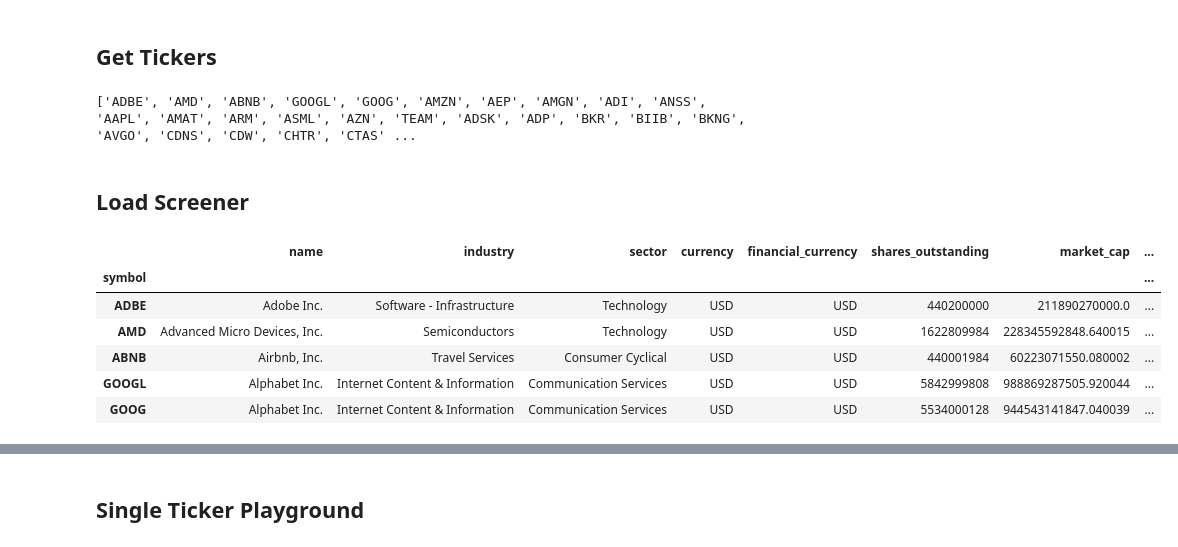
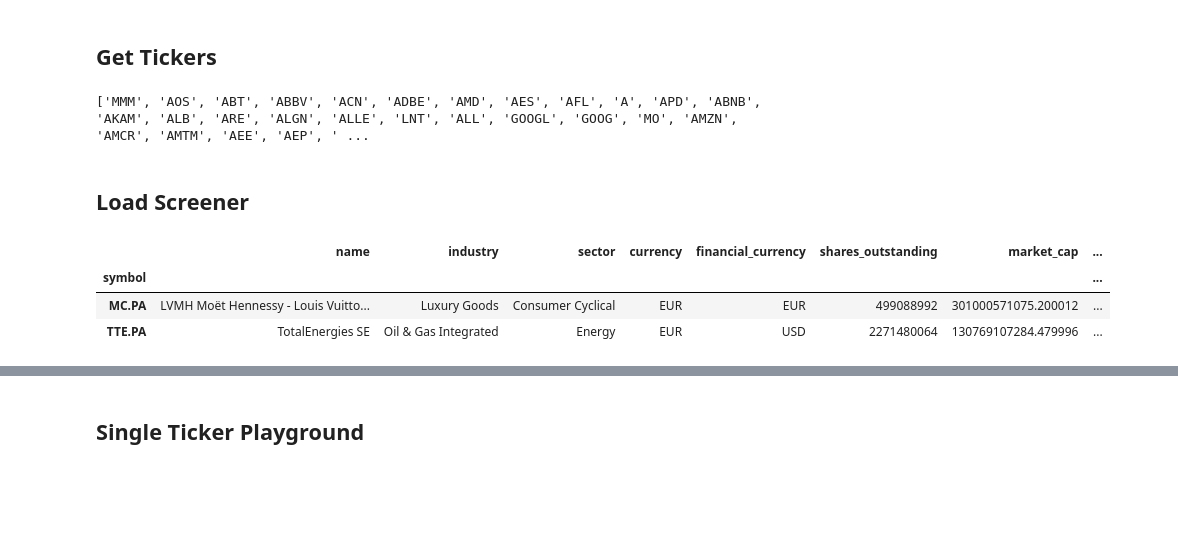
Before and after one commit to jlchereau/finance, a Jupyter notebook: src/2_stock_picking.ipynb, the cells around one changed output, grey strips where cells are left out. Drawn from its saved outputs; the diff is of its cells as text; code cells hidden in the pictures; blank space fills up the shorter version.

```diff
--- a/src/2_stock_picking.ipynb
+++ b/src/2_stock_picking.ipynb
@@ -30,24 +18,24 @@ pd.set_option('display.max_columns', None)
 # %% [markdown]
 ## Get Tickers
 # %%
-from folib.market import get_nasdaq100_tickers
-tickers = get_nasdaq100_tickers()
+# from folib.market import get_nasdaq100_tickers
+# tickers = get_nasdaq100_tickers()
+from folib.market import get_sp500_tickers
+tickers= get_sp500_tickers()
 print(tickers)
 # %% [output]
-['ADBE', 'AMD', 'ABNB', 'GOOGL', 'GOOG', 'AMZN', 'AEP', 'AMGN', 'ADI', 'ANSS', 'AAPL', 'AMAT', 'ARM', 'ASML', 'AZN', 'TEAM', 'ADSK', 'ADP', 'BKR', 'BIIB', 'BKNG', 'AVGO', 'CDNS', 'CDW', 'CHTR', 'CTAS' ...
+['MMM', 'AOS', 'ABT', 'ABBV', 'ACN', 'ADBE', 'AMD', 'AES', 'AFL', 'A', 'APD', 'ABNB', 'AKAM', 'ALB', 'ARE', 'ALGN', 'ALLE', 'LNT', 'ALL', 'GOOGL', 'GOOG', 'MO', 'AMZN', 'AMCR', 'AMTM', 'AEE', 'AEP', ' ...
 # %% [markdown]
 ## Load Screener
 # %%
-from folib.screener import Screener
+from folib.screener import Screener, ScreenerFilter, GROWTH_EQUITY_FILTER
 
-screener = Screener(tickers)
-df = screener.to_dataframe()
-df.head()
+screener_filter = ScreenerFilter(GROWTH_EQUITY_FILTER)
+screener = Screener(('MC.PA', 'TTE.PA'))
+# screener = Screener(tickers)
+screener.to_dataframe(screener_filter, show_all=True)
 # %% [output]
 |  | name | industry | sector | currency | financial_currency | shares_outstanding | market_cap | ... |
 | symbol |  |  |  |  |  |  |  | ... |
-| ADBE | Adobe Inc. | Software - Infrastructure | Technology | USD | USD | 440200000 | 211890270000.0 | ... |
-| AMD | Advanced Micro Devices, Inc. | Semiconductors | Technology | USD | USD | 1622809984 | 228345592848.640015 | ... |
-| ABNB | Airbnb, Inc. | Travel Services | Consumer Cyclical | USD | USD | 440001984 | 60223071550.080002 | ... |
-| GOOGL | Alphabet Inc. | Internet Content & Information | Communication Services | USD | USD | 5842999808 | 988869287505.920044 | ... |
-| GOOG | Alphabet Inc. | Internet Content & Information | Communication Services | USD | USD | 5534000128 | 944543141847.040039 | ... |
+| MC.PA | LVMH Moët Hennessy - Louis Vuitto... | Luxury Goods | Consumer Cyclical | EUR | EUR | 499088992 | 301000571075.200012 | ... |
+| TTE.PA | TotalEnergies SE | Oil & Gas Integrated | Energy | EUR | USD | 2271480064 | 130769107284.479996 | ... |
```
Also changed, not shown: parts of 12 cells of this notebook, 8 other files.
